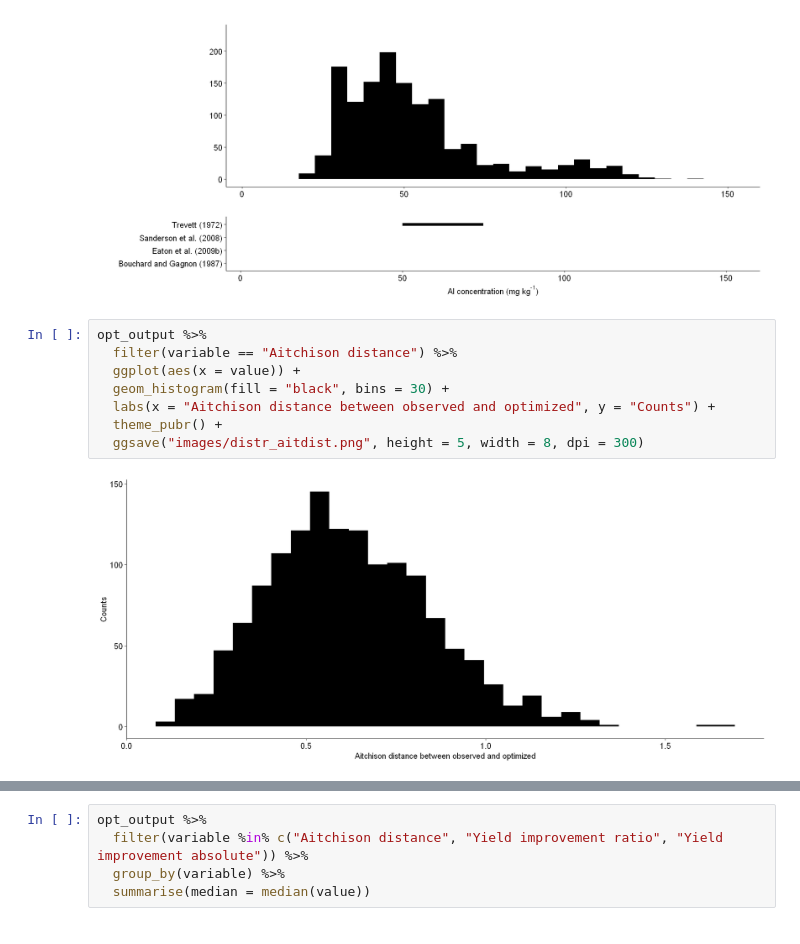
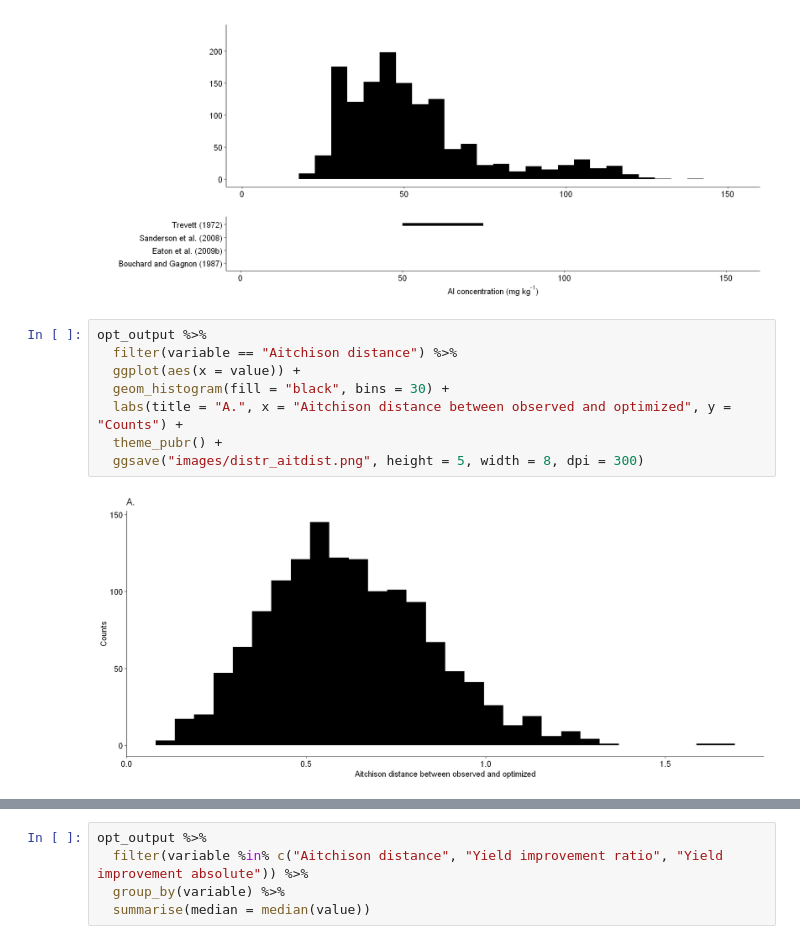
Before and after one commit to essicolo/2020_blueberry-ionomics, a Jupyter notebook: 01_stats.ipynb, the cells around one changed output, grey strips where cells are left out. Cells and saved outputs as stored; diff of their text form.

```diff
--- a/01_stats.ipynb
+++ b/01_stats.ipynb
@@ -1979,10 +1979,10 @@ Warning message:
 # %%
 opt_output %>%
   filter(variable == "Aitchison distance") %>%
   ggplot(aes(x = value)) +
   geom_histogram(fill = "black", bins = 30) +
-  labs(x = "Aitchison distance between observed and optimized", y = "Counts") +
+  labs(title = "A.", x = "Aitchison distance between observed and optimized", y = "Counts") +
   theme_pubr() +
   ggsave("images/distr_aitdist.png", height = 5, width = 8, dpi = 300)
 # %% [output]
-[figure, old version]
+[figure, new version]
```
Also changed, not shown: parts of 16 cells of this notebook, 13 other files.
